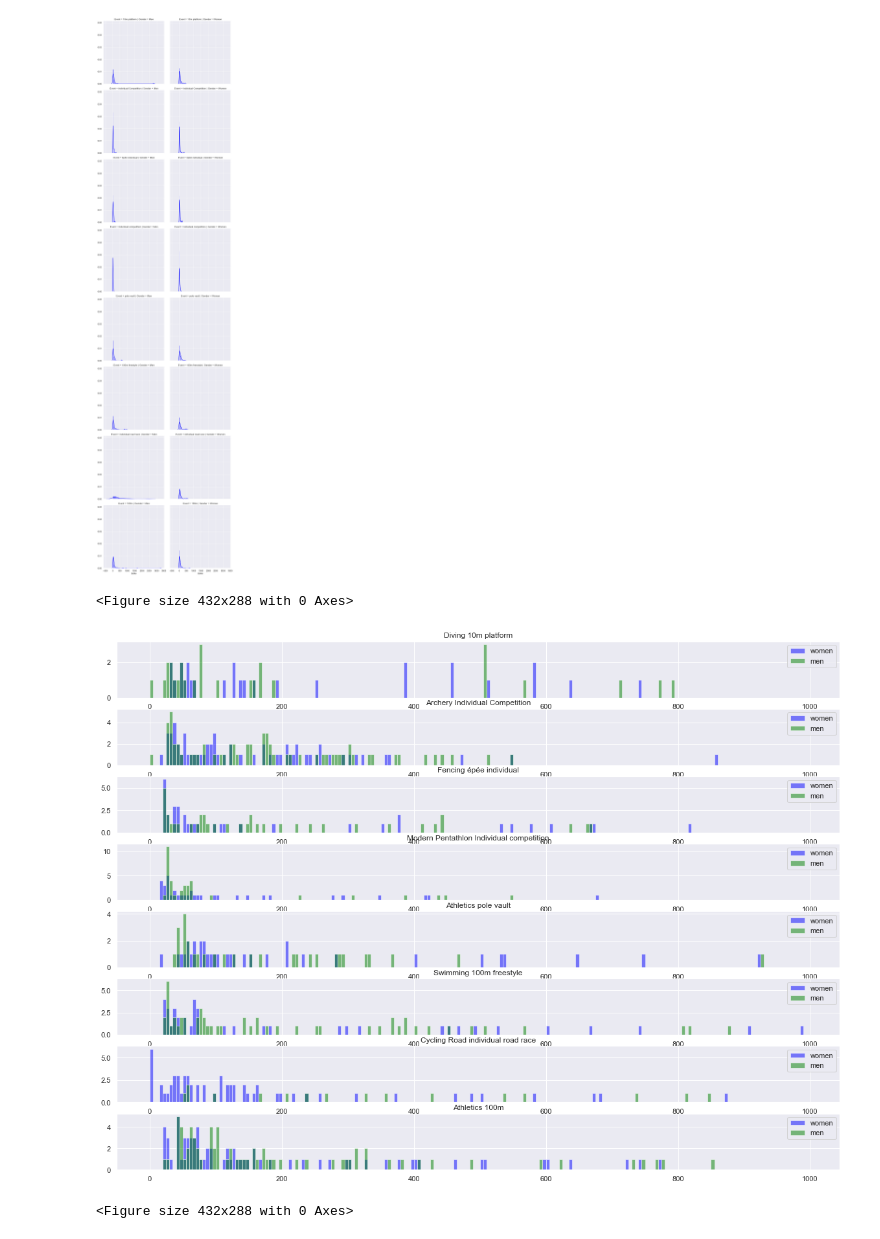
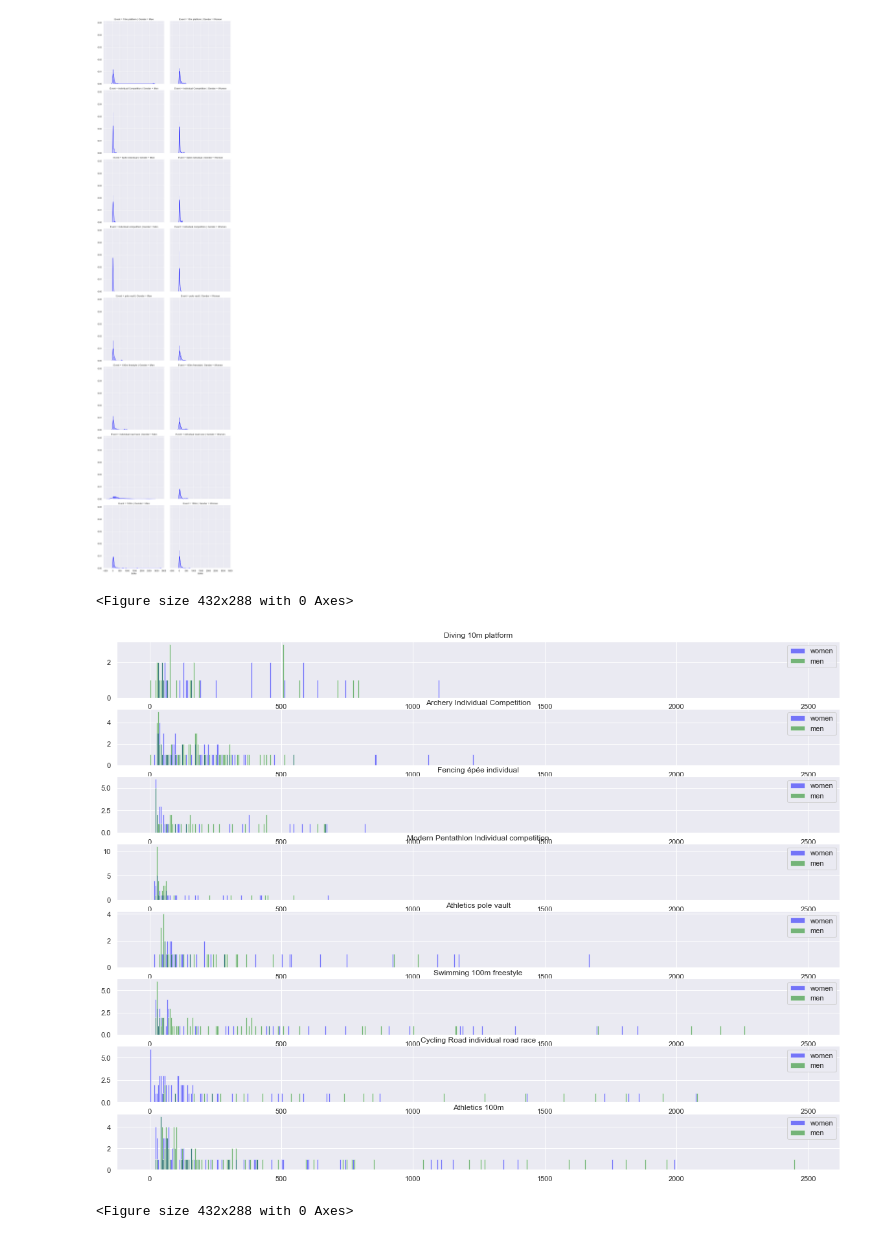
Before and after one commit to Tumbraegel/data-science-project, a Jupyter notebook: Get_Wiki_Count/Data_Analysis.ipynb, the cells around one changed output. Saved outputs shown, nothing was run; the diff lists cells and outputs as text; code cells hidden in the pictures.

```diff
--- a/Get_Wiki_Count/Data_Analysis.ipynb
+++ b/Get_Wiki_Count/Data_Analysis.ipynb
@@ -303,22 +329,24 @@ g = g.map(sns.distplot, "Edits", color="blue")
 # %%
 #word count histograms using normal matplotlib
 men = alldata.loc[alldata['Gender'] == 'Men']
 women = alldata.loc[alldata['Gender'] == 'Women']
 #This plot doesn't show all data
-bins = range(0, 1000, 5)
+bins = range(0, 2500, 5)
 
 all_disciplines = np.asarray(alldata.Event.unique())
 amout_of_graphs = len(all_disciplines)
 plt.figure(1)
 fig, ax = plt.subplots(amout_of_graphs,1, figsize=(20,15))
 for row_number in range(0, amout_of_graphs):
     ax[row_number].hist(women.loc[women['Event'] == all_disciplines[row_number]].Wiki_Count, bins, color="blue", alpha=0.5, label='women')
     ax[row_number].hist(men.loc[men['Event'] == all_disciplines[row_number]].Wiki_Count, bins, color="green", alpha=0.5, label='men')
     ax[row_number].legend()
     ax[row_number].set_title(alldata.Description.unique()[row_number])
+
+# plt.savefig("wordcount_disciplines_histogram.png")
 # %% [output]
 <Figure size 432x288 with 0 Axes>
-[figure, old version]
+[figure, new version]
 # %%
 #edits histograms using normal matplotlib
 men = alldata.loc[alldata['Gender'] == 'Men']
```
Also changed, not shown: parts of 18 cells of this notebook, 13 other files.
